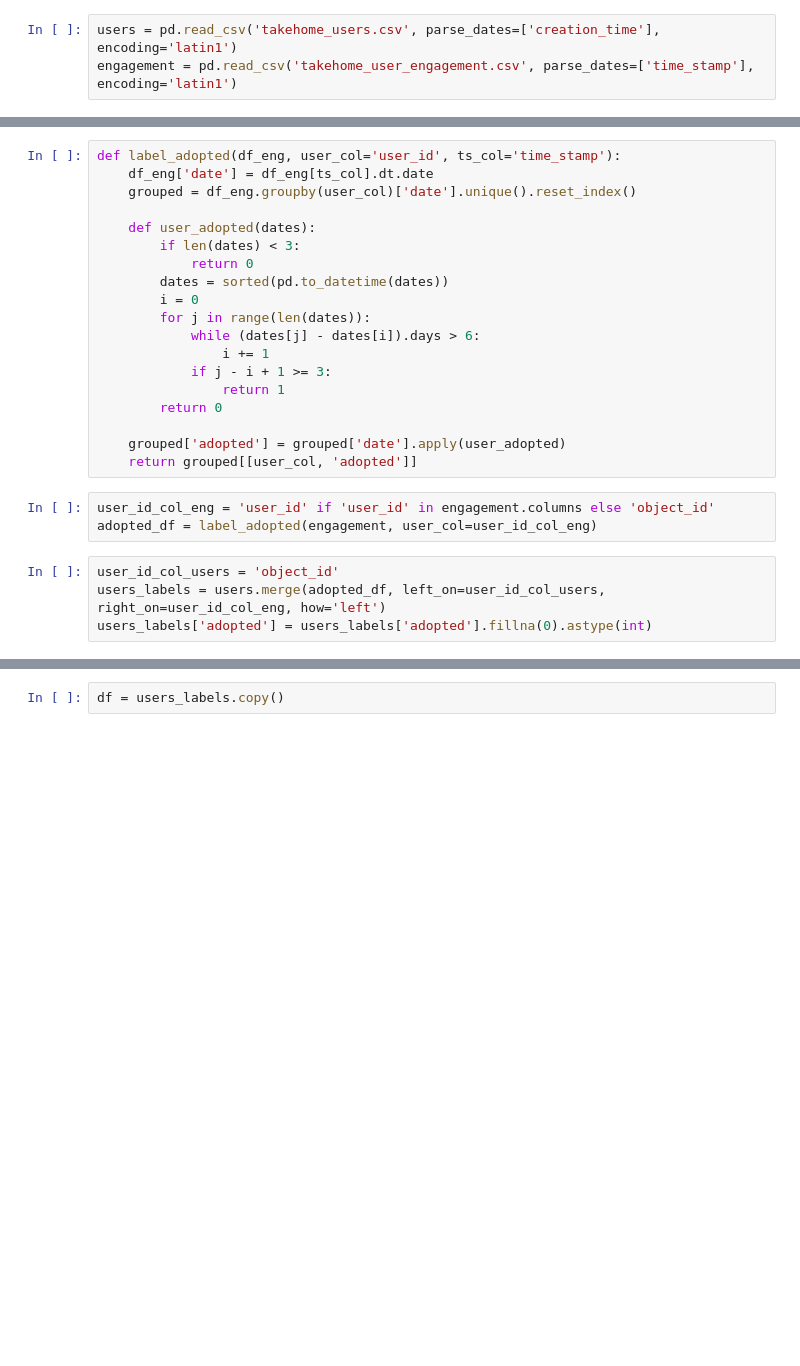
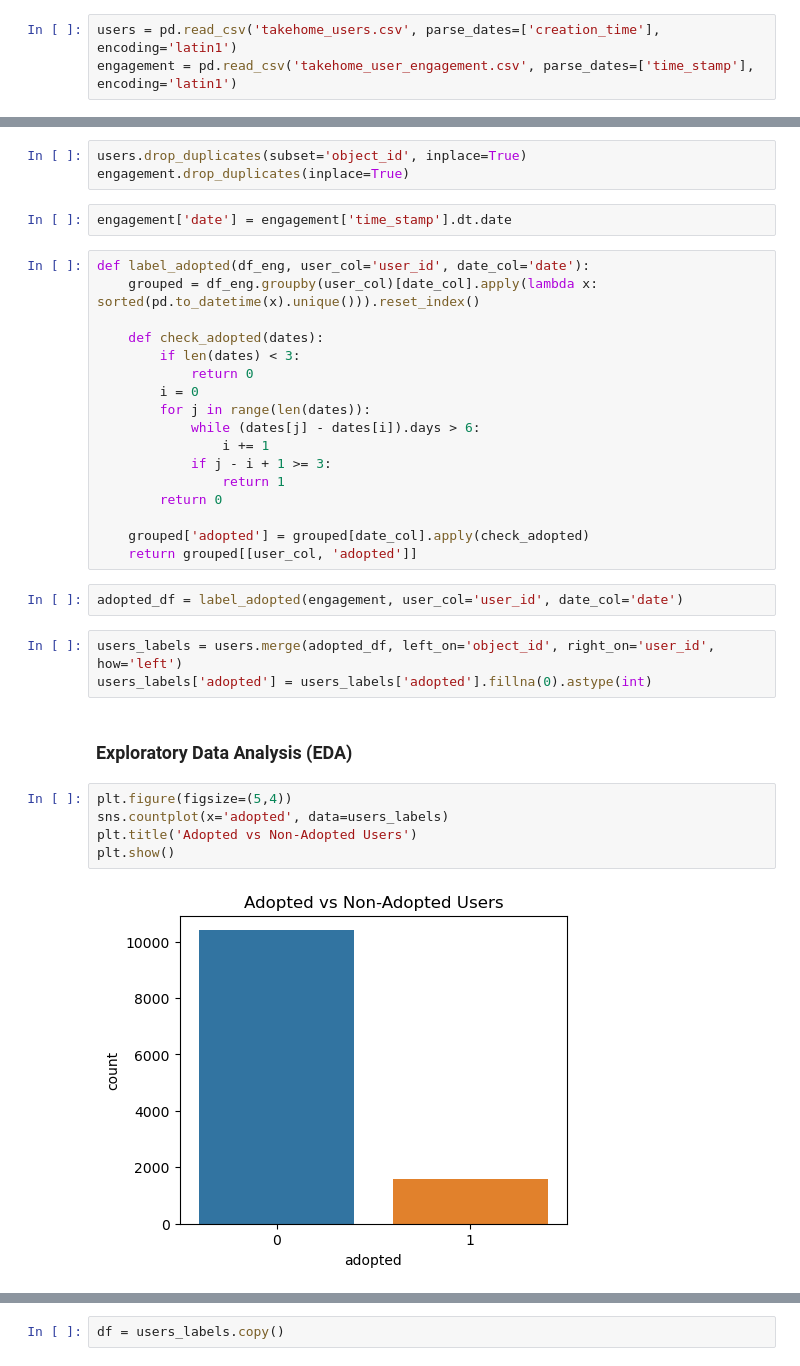
Before and after one commit to Alan-Akkara/Springboard-DS, a Jupyter notebook: Relax_challenge.ipynb, the cells around one changed output, grey strips where cells are left out. Saved outputs shown, nothing was run; the diff lists cells and outputs as text; blank space fills up the shorter version.

```diff
--- a/Relax_challenge.ipynb
+++ b/Relax_challenge.ipynb
@@ -13,12 +16,15 @@ engagement = pd.read_csv('takehome_user_engagement.csv', parse_dates=['time_stam
+# %%
+users.drop_duplicates(subset='object_id', inplace=True)
+engagement.drop_duplicates(inplace=True)
+# %%
+engagement['date'] = engagement['time_stamp'].dt.date
 # %%
-def label_adopted(df_eng, user_col='user_id', ts_col='time_stamp'):
-    df_eng['date'] = df_eng[ts_col].dt.date
-    grouped = df_eng.groupby(user_col)['date'].unique().reset_index()
+def label_adopted(df_eng, user_col='user_id', date_col='date'):
+    grouped = df_eng.groupby(user_col)[date_col].apply(lambda x: sorted(pd.to_datetime(x).unique())).reset_index()
 
-    def user_adopted(dates):
+    def check_adopted(dates):
         if len(dates) < 3:
             return 0
-        dates = sorted(pd.to_datetime(dates))
         i = 0
         for j in range(len(dates)):
             while (dates[j] - dates[i]).days > 6:
@@ -27,12 +33,19 @@ def label_adopted(df_eng, user_col='user_id', ts_col='time_stamp'):
                 return 1
         return 0
 
-    grouped['adopted'] = grouped['date'].apply(user_adopted)
+    grouped['adopted'] = grouped[date_col].apply(check_adopted)
     return grouped[[user_col, 'adopted']]
-# %%
-user_id_col_eng = 'user_id' if 'user_id' in engagement.columns else 'object_id'
-adopted_df = label_adopted(engagement, user_col=user_id_col_eng)
+# %%
+adopted_df = label_adopted(engagement, user_col='user_id', date_col='date')
 # %%
-user_id_col_users = 'object_id'
-users_labels = users.merge(adopted_df, left_on=user_id_col_users, right_on=user_id_col_eng, how='left')
+users_labels = users.merge(adopted_df, left_on='object_id', right_on='user_id', how='left')
 users_labels['adopted'] = users_labels['adopted'].fillna(0).astype(int)
+# %% [markdown]
+### **Exploratory Data Analysis (EDA)**
+# %%
+plt.figure(figsize=(5,4))
+sns.countplot(x='adopted', data=users_labels)
+plt.title('Adopted vs Non-Adopted Users')
+plt.show()
+# %% [output]
+[figure, added]
```
Also changed, not shown: parts of 21 cells of this notebook.
